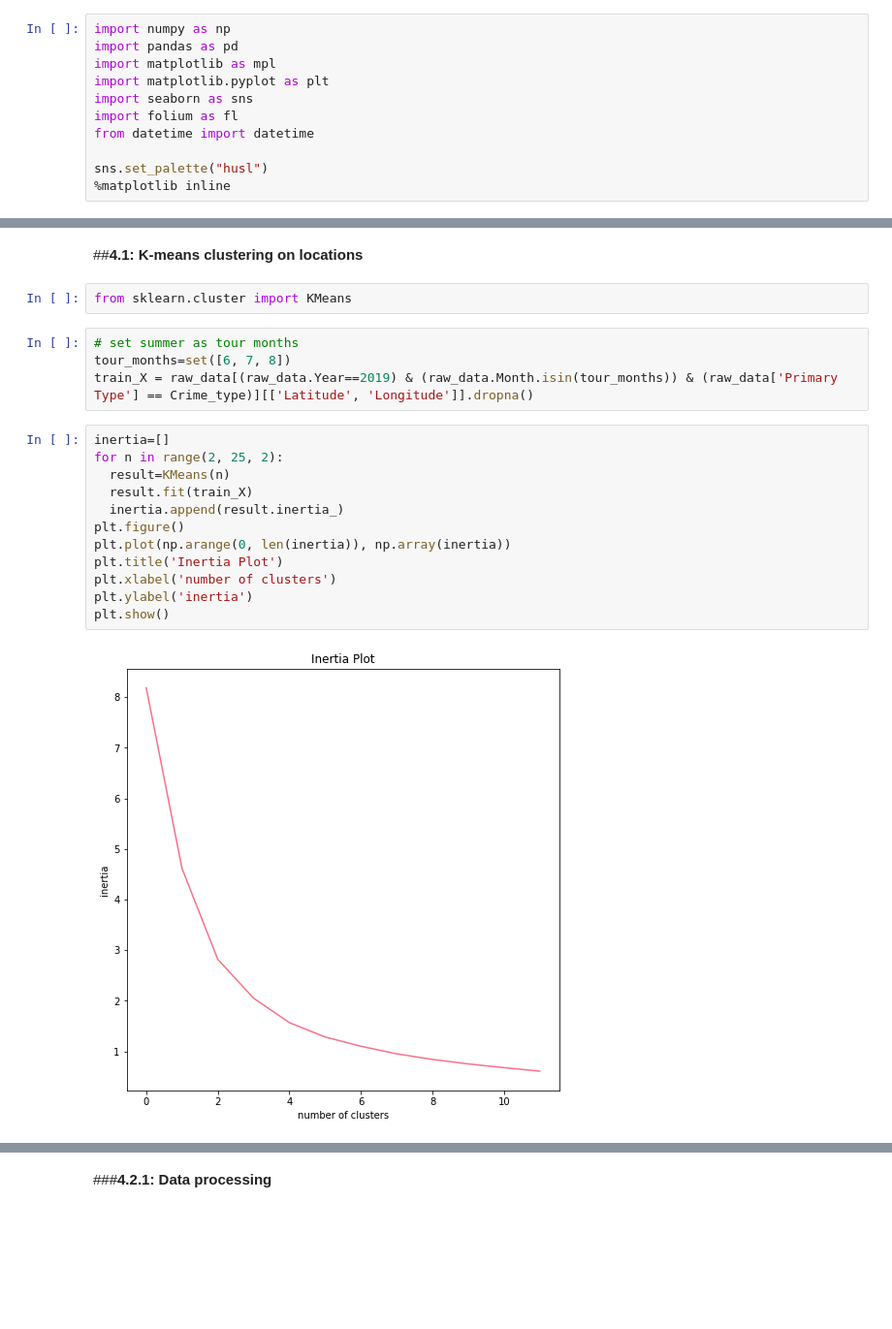
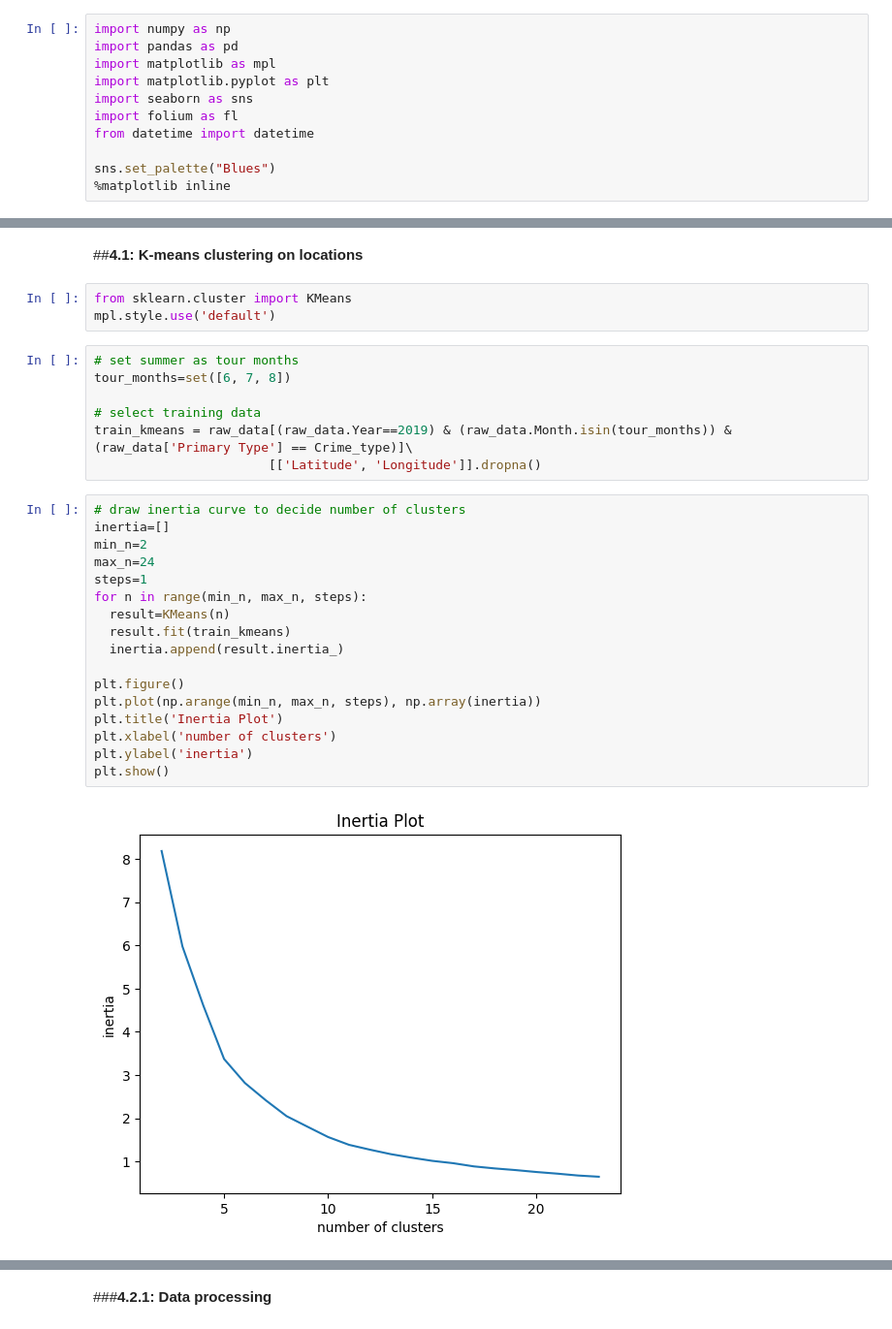
Before and after one commit to RuiyunHuang/Chicago_Crime_Analysis, a Jupyter notebook: Chicago_Crime.ipynb, the cells around one changed output, grey strips where cells are left out. Shown at 97% size. Saved outputs shown, nothing was run; the diff lists cells and outputs as text; blank space fills up the shorter version.

```diff
--- a/Chicago_Crime.ipynb
+++ b/Chicago_Crime.ipynb
@@ -35,7 +53,7 @@ import seaborn as sns
 import folium as fl
 from datetime import datetime
 
-sns.set_palette("husl")
+sns.set_palette("Blues")
 %matplotlib inline
 # %% [markdown]
 ##**0.3 Import data to Colab**
@@ -277,21 +279,30 @@ m
 ##**4.1: K-means clustering on locations**
 # %%
 from sklearn.cluster import KMeans
+mpl.style.use('default')
 # %%
 # set summer as tour months
 tour_months=set([6, 7, 8])
-train_X = raw_data[(raw_data.Year==2019) & (raw_data.Month.isin(tour_months)) & (raw_data['Primary Type'] == Crime_type)][['Latitude', 'Longitude']].dropna()
+
+# select training data
+train_kmeans = raw_data[(raw_data.Year==2019) & (raw_data.Month.isin(tour_months)) & (raw_data['Primary Type'] == Crime_type)]\
+                       [['Latitude', 'Longitude']].dropna()
 # %%
+# draw inertia curve to decide number of clusters
 inertia=[]
-for n in range(2, 25, 2):
+min_n=2
+max_n=24
+steps=1
+for n in range(min_n, max_n, steps):
   result=KMeans(n)
-  result.fit(train_X)
+  result.fit(train_kmeans)
   inertia.append(result.inertia_)
+
 plt.figure()
-plt.plot(np.arange(0, len(inertia)), np.array(inertia))
+plt.plot(np.arange(min_n, max_n, steps), np.array(inertia))
 plt.title('Inertia Plot')
 plt.xlabel('number of clusters')
 plt.ylabel('inertia')
 plt.show()
 # %% [output]
-[figure, old version]
+[figure, new version]
```
Also changed, not shown: parts of 42 cells of this notebook.
